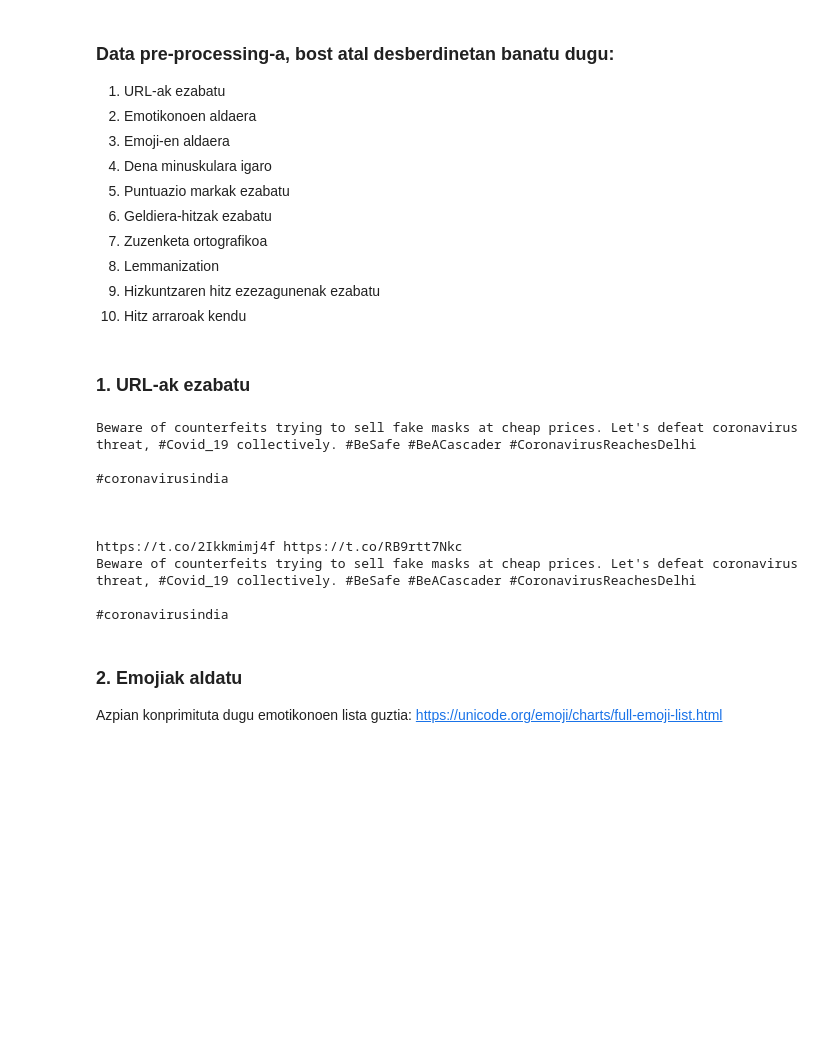
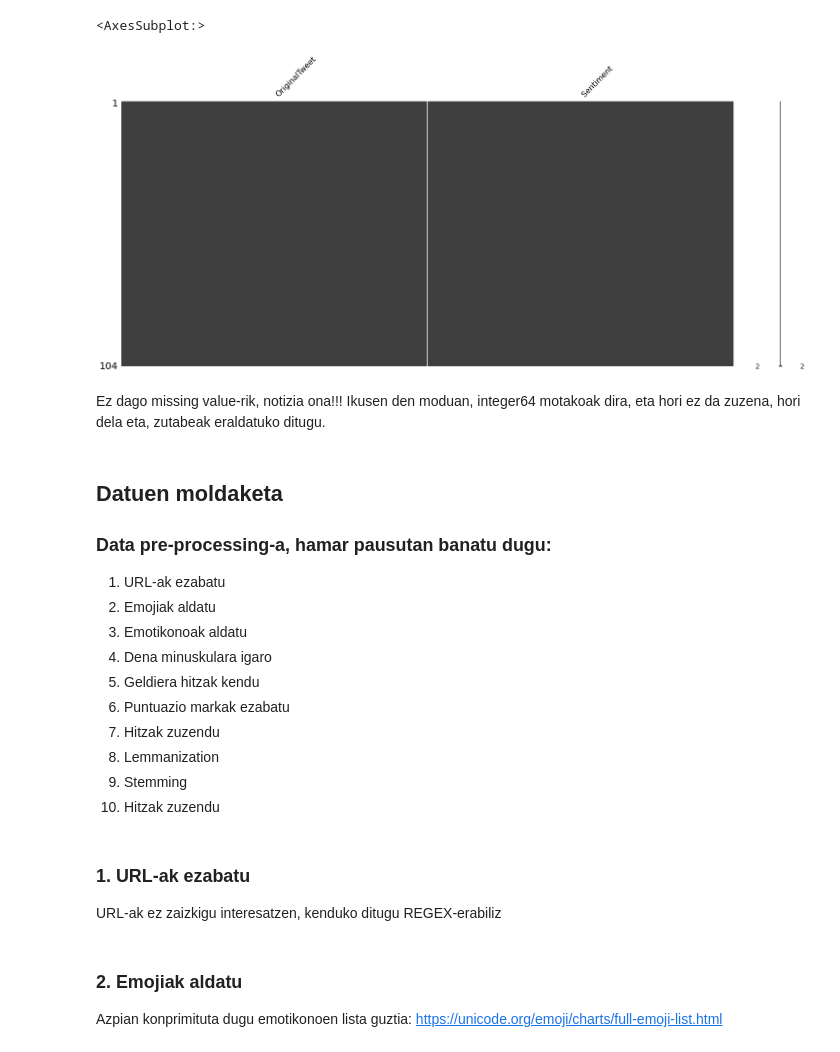
Before and after one commit to Kerman-Sanjuan/Covid-19-Tweet-Sentiment-Analysis, a Jupyter notebook: Proiektua.ipynb, the cells around one changed output. Saved outputs shown, nothing was run; the diff lists cells and outputs as text; code cells hidden in the pictures; blank space fills up the shorter version.

```diff
--- a/Proiektua.ipynb
+++ b/Proiektua.ipynb
@@ -29,2 +52,4 @@ df = pd.read_csv("data_preprocess_short.csv",engine='python')
 # %%
 df.drop(columns={'UserName','ScreenName','Location','TweetAt'},axis=1,inplace=True)
+df['Sentiment'] = df['Sentiment'].replace(['Extremely Negative'],'Negative',inplace=True)
+df['Sentiment'] = df['Sentiment'].replace(['Extremely Positive'],'Positive',inplace=True)
@@ -32,0 +78,8 @@ df.drop(columns={'UserName','ScreenName','Location','TweetAt'},axis=1,inplace=Tr
+# %%
+msg.matrix(df)
+# %% [output]
+<AxesSubplot:>
+[figure, added]
+# %% [markdown]
+Ez dago missing value-rik, notizia ona!!!
+Ikusen den moduan, integer64 motakoak dira, eta hori ez da zuzena, hori dela eta, zutabeak eraldatuko ditugu.
@@ -33,35 +89,24 @@ df.drop(columns={'UserName','ScreenName','Location','TweetAt'},axis=1,inplace=Tr
 # %% [markdown]
-### Data pre-processing-a, bost atal desberdinetan banatu dugu:
+## Datuen moldaketa <a name="moldaketa"></a>
+### Data pre-processing-a, hamar pausutan banatu dugu:
 1. URL-ak ezabatu
-2. Emotikonoen aldaera
-3. Emoji-en aldaera
+2. Emojiak aldatu
+3. Emotikonoak aldatu
 4. Dena minuskulara igaro
-5. Puntuazio markak ezabatu
-6. Geldiera-hitzak ezabatu
-7. Zuzenketa ortografikoa
+5. Geldiera hitzak kendu
+6. Puntuazio markak ezabatu
+7. Hitzak zuzendu
 8. Lemmanization
-9. Hizkuntzaren hitz ezezagunenak ezabatu
-10. Hitz arraroak kendu
+9. Stemming
+10. Hitzak zuzendu
 # %% [markdown]
 ### 1. URL-ak ezabatu
+URL-ak ez zaizkigu interesatzen, kenduko ditugu REGEX-erabiliz
 # %%
-print(df["OriginalTweet"][11])
 def remove_urls(text):
     url_pattern = re.compile(r'https?://\S+|www\.\S+')
     return url_pattern.sub(r'', text)
 df["OriginalTweet"] = df["OriginalTweet"].apply(lambda text: remove_urls(text))
-print(df["OriginalTweet"][11])
-# %% [output]
-Beware of counterfeits trying to sell fake masks at cheap prices. Let's defeat coronavirus threat, #Covid_19 collectively. #BeSafe #BeACascader #CoronavirusReachesDelhi
-
-#coronavirusindia
-
-
-
-https://t.co/2Ikkmimj4f https://t.co/RB9rtt7Nkc
-Beware of counterfeits trying to sell fake masks at cheap prices. Let's defeat coronavirus threat, #Covid_19 collectively. #BeSafe #BeACascader #CoronavirusReachesDelhi
-
-#coronavirusindia
 # %% [markdown]
 ### 2. Emojiak aldatu
 Azpian konprimituta dugu emotikonoen lista guztia: https://unicode.org/emoji/charts/full-emoji-list.html
```
Also changed, not shown: parts of 36 cells of this notebook.
